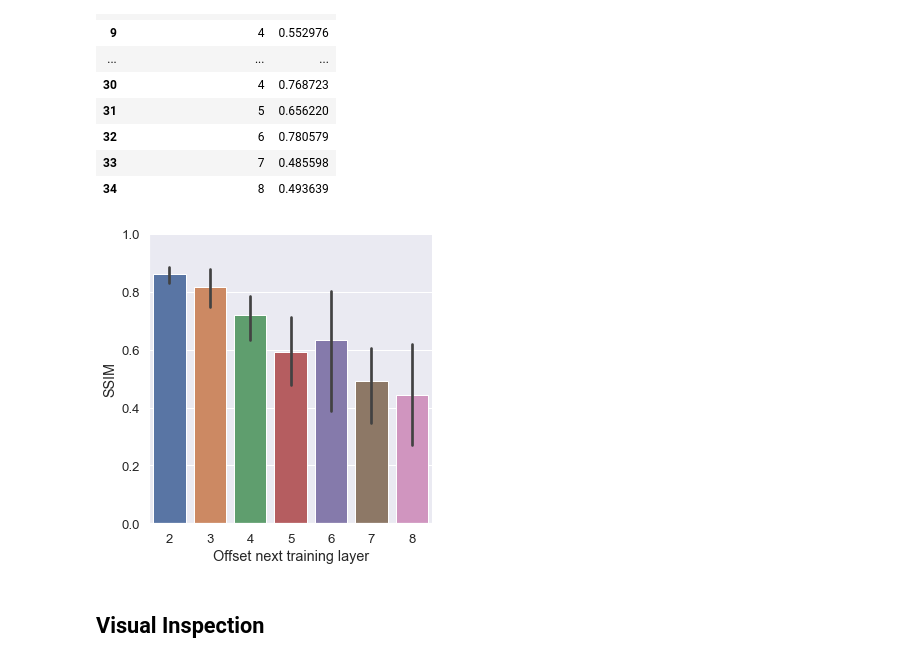
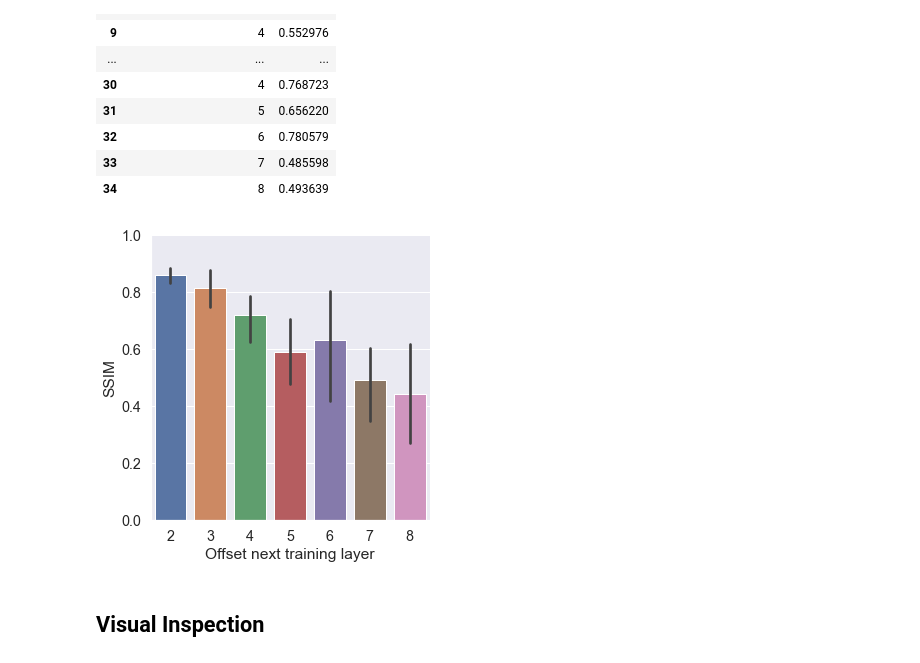
Before and after one commit to ankilab/MasterThesis_OfSpinesAndDendrites, a Jupyter notebook: Thesis_Experiments/SIREN_Plane_Motion_Interpolation.ipynb, the cells around one changed output. Saved outputs shown, nothing was run; the diff lists cells and outputs as text; code cells hidden in the pictures.

```diff
--- a/Thesis_Experiments/SIREN_Plane_Motion_Interpolation.ipynb
+++ b/Thesis_Experiments/SIREN_Plane_Motion_Interpolation.ipynb
@@ -290,0 +291,2 @@ dx
+# %%
+dx=dx.drop(dx.index[[21,22,23,24,25,26]])
@@ -291,6 +301,6 @@ dx
 # %%
 with paperStyle(12):
-    sns.set(font_scale=1.2,rc={'figure.figsize':(7.5,6)})
+    sns.set(font_scale=1.2,rc={'figure.figsize':(6,5.5)})
     ax = sns.barplot(x="Parameters", y="SSIM",  data=dx)
     ax.set_ylim(0,1)
 plt.savefig('siren_hyp_z5.svg', bbox_inches='tight')
@@ -439,16 +500,16 @@ df = pd.read_pickle('siren_interplane_pred.pkl')
 # %%
 with paperStyle():
     #mpl.rcParams['axes.titlesize'] = 18
     #plt.rcParams['font.family'] = 'Times New Roman'
-    sns.set(font_scale=1.2,rc={'figure.figsize':(4,5)})
+    sns.set(font_scale=1.3,rc={'figure.figsize':(4,5)})
     #sns.set(font_scale=1.1)
     g = sns.factorplot("Offset next training layer", "SSIM", data=df, kind="bar")
     plt.ylim(0, 1)
     #g.set_ylim([0,1])
 plt.savefig('siren_interplane.svg',bbox_inches='tight')
 plt.savefig('siren_interplane.pdf',bbox_inches='tight')
 # %% [output]
-[figure, old version]
+[figure, new version]
 # %% [markdown]
 ## Visual Inspection
 # %%
```
Also changed, not shown: parts of 10 cells of this notebook, 6 other files.
